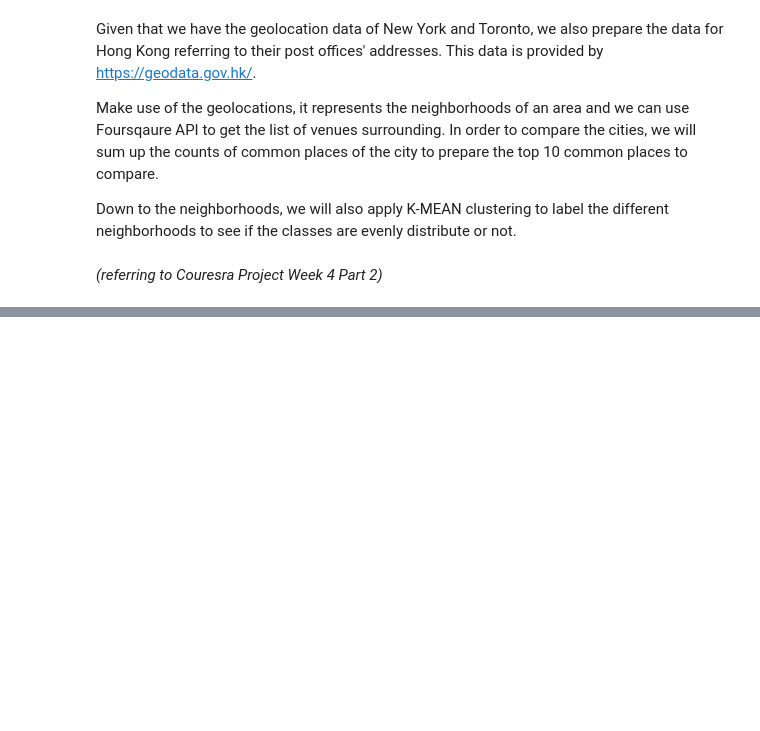
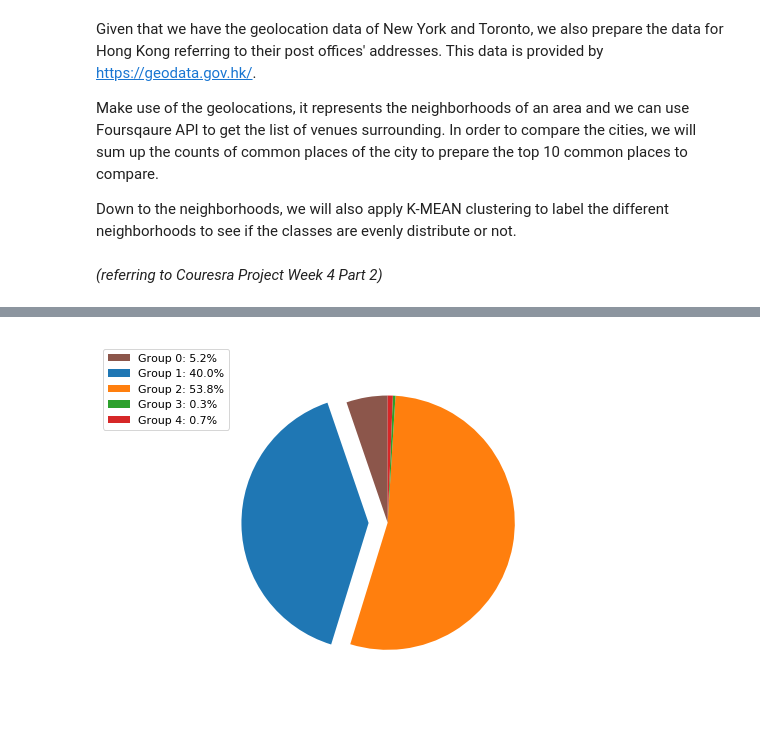
Before and after one commit to pwpvinci-zz/Coursera_Capstone, a Jupyter notebook: coursera_capstone.ipynb, the cells around one changed output, grey strips where cells are left out. Drawn from its saved outputs; the diff is of its cells as text; code cells hidden in the pictures; blank space fills up the shorter version.

```diff
--- a/coursera_capstone.ipynb
+++ b/coursera_capstone.ipynb
@@ -22,0 +502,6 @@ Down to the neighborhoods, we will also apply K-MEAN clustering to label the dif
+# %%
+def return_most_common_venues(row, num_top_venues):
+    row_categories = row.iloc[1:]
+    row_categories_sorted = row_categories.sort_values(ascending=False)
+
+    return row_categories_sorted.index.values[0:num_top_venues]
@@ -22,0 +579,33 @@ Down to the neighborhoods, we will also apply K-MEAN clustering to label the dif
+# %%
+def create_piechart(city_merged):
+    label_count=city_merged['Cluster Labels'].value_counts().reset_index()
+
+    label_count.columns=['Group','Count']
+    label_count=label_count.sort_values('Group').reset_index(drop=True)
+
+    sizes=label_count['Count']
+    total = sum(sizes)
+
+    colors=["#8c564b","#1f77b4", "#ff7f0e", "#2ca02c", "#d62728"]
+    #colors=["#8c564b","#1f77b4","#ff7f0e","#2ca02c","#d62728"]
+
+    labels = label_count['Group']
+
+    fig1, ax1 = plt.subplots(figsize=(6, 5))
+    fig1.subplots_adjust(0.3,0,1,1)
+    _, _ = ax1.pie(sizes, startangle=90,explode=(0, 0.15, 0, 0, 0),colors=colors)
+    ax1.axis('equal')
+    total = sum(sizes)
+    plt.legend(
+        loc='upper left',
+        labels=['Group %s: %1.1f%%' % (
+            l, (float(s) / total) * 100) for l, s in zip(labels, sizes)],
+        prop={'size': 11},
+        bbox_to_anchor=(0.0, 1),
+        bbox_transform=fig1.transFigure
+    )
+
+    return plt
+# %%
+nyc_grouped = nyc_onehot.groupby('Neighborhood').mean().reset_index()
+nyc_grouped.head()
@@ -22,0 +619,3 @@ Down to the neighborhoods, we will also apply K-MEAN clustering to label the dif
+# %%
+nyc_merged=kmeans_clustering(nyc_grouped,df_nyc_neighborhoods)
+nyc_merged.head()
@@ -22,0 +634,5 @@ Down to the neighborhoods, we will also apply K-MEAN clustering to label the dif
+# %%
+nyc_plt=create_piechart(nyc_merged)
+nyc_plt.show()
+# %% [output]
+[figure, added]
```
Also changed, not shown: parts of 80 cells of this notebook, 1 other file.
